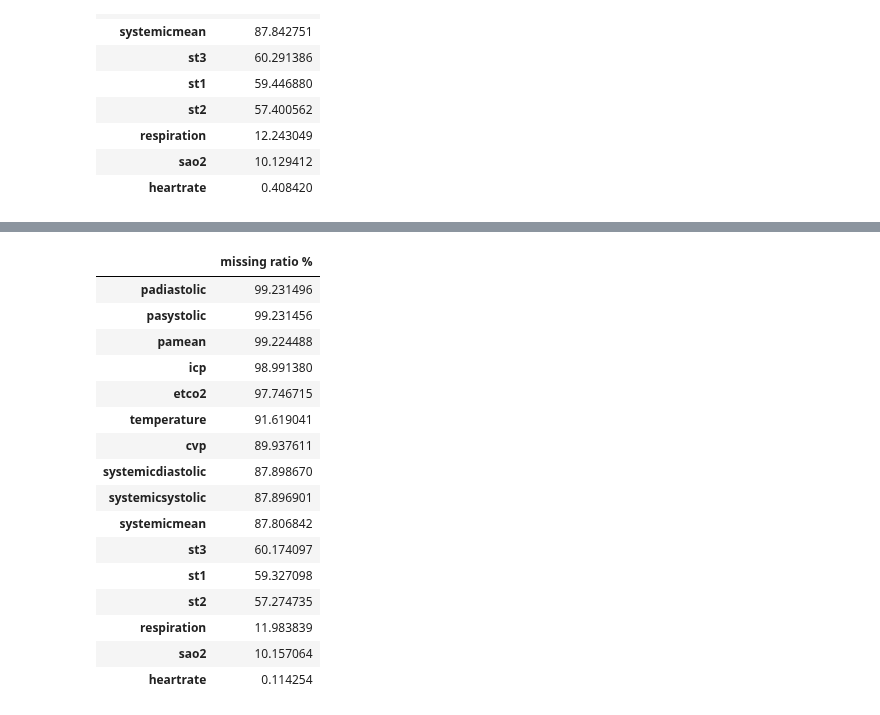
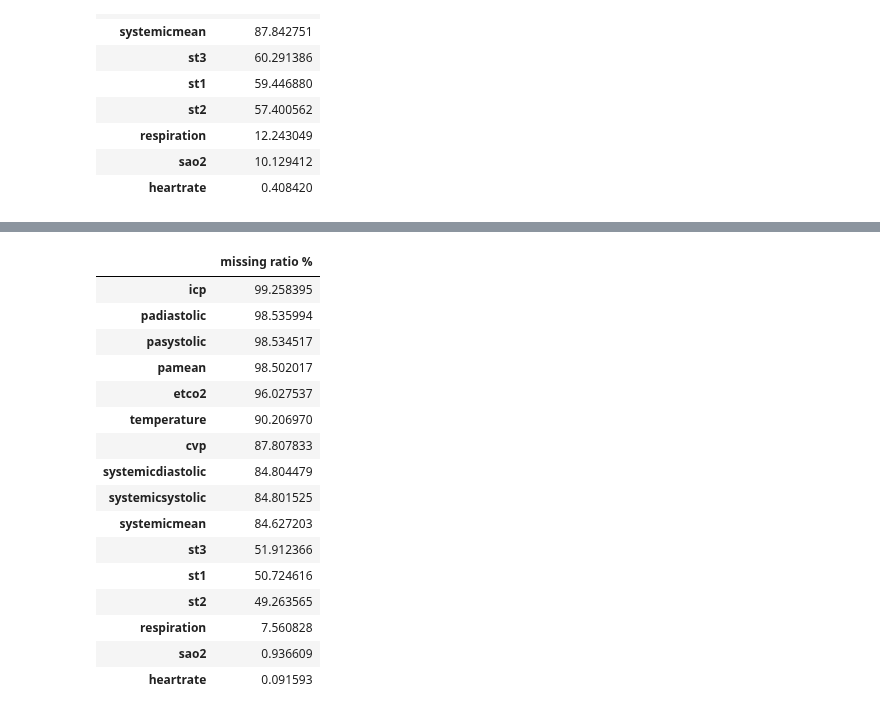
Before and after one commit to joy628/master-project, a Jupyter notebook: data-prepossing-2/vitalPeriodic.ipynb, the cells around one changed output, grey strips where cells are left out. Drawn from its saved outputs; the diff is of its cells as text; code cells hidden in the pictures.

Commit message:
vital  analysis

```diff
--- a/data-prepossing-2/vitalPeriodic.ipynb
+++ b/data-prepossing-2/vitalPeriodic.ipynb
@@ -215,0 +192,5 @@ There are 67631 unique patientunitstayid in the selected patients with the total
+# %%
+df_after= vitalp.copy()
+df_after.iloc[:, :] = df_after.iloc[:, :].notna().astype(int)   #NaN 值替换为 0，非 NaN 值替换为 1
+df_after= df_after.groupby('patientunitstayid').max()
+df_after = df_after[(df_after.iloc[:, 1:] != 0).any(axis=1)]
@@ -216,22 +214,22 @@ There are 67631 unique patientunitstayid in the selected patients with the total
 # %%
-missing_ratio = pd.DataFrame(df_drop_non.isna().sum() / len(df_drop_non.index), columns = ['missing ratio %']) * 100
+missing_ratio = pd.DataFrame(df_after.eq(0).sum() / len(df_after.index), columns = ['missing ratio %']) * 100
 missing_ratio.sort_values('missing ratio %', inplace = True, ascending = False)
 missing_ratio
 # %% [output]
 |  | missing ratio % |
-| padiastolic | 99.231496 |
-| pasystolic | 99.231456 |
-| pamean | 99.224488 |
-| icp | 98.991380 |
-| etco2 | 97.746715 |
-| temperature | 91.619041 |
-| cvp | 89.937611 |
-| systemicdiastolic | 87.898670 |
-| systemicsystolic | 87.896901 |
-| systemicmean | 87.806842 |
-| st3 | 60.174097 |
-| st1 | 59.327098 |
-| st2 | 57.274735 |
-| respiration | 11.983839 |
-| sao2 | 10.157064 |
-| heartrate | 0.114254 |
+| icp | 99.258395 |
+| padiastolic | 98.535994 |
+| pasystolic | 98.534517 |
+| pamean | 98.502017 |
+| etco2 | 96.027537 |
+| temperature | 90.206970 |
+| cvp | 87.807833 |
+| systemicdiastolic | 84.804479 |
+| systemicsystolic | 84.801525 |
+| systemicmean | 84.627203 |
+| st3 | 51.912366 |
+| st1 | 50.724616 |
+| st2 | 49.263565 |
+| respiration | 7.560828 |
+| sao2 | 0.936609 |
+| heartrate | 0.091593 |
```
Also changed, not shown: parts of 10 cells of this notebook, 5 other files.
